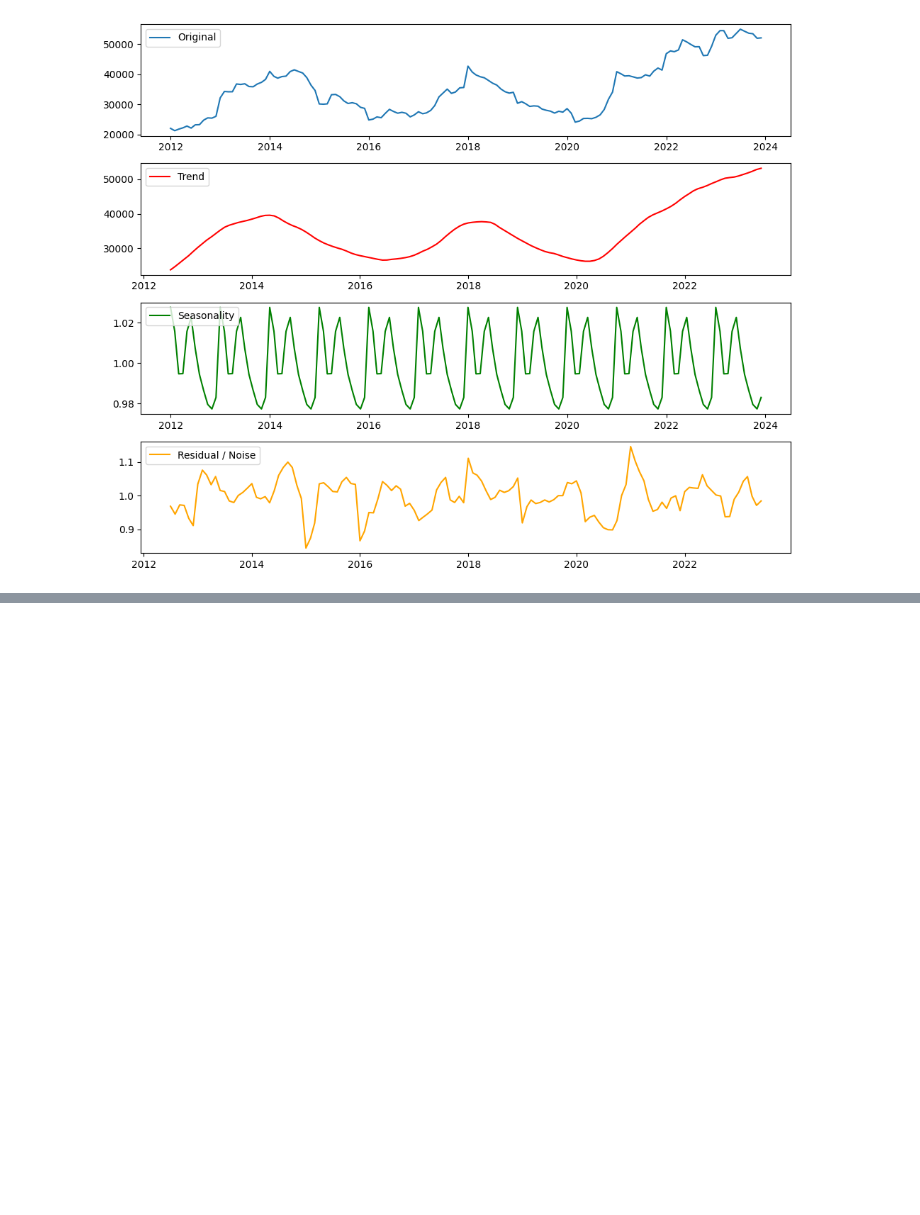
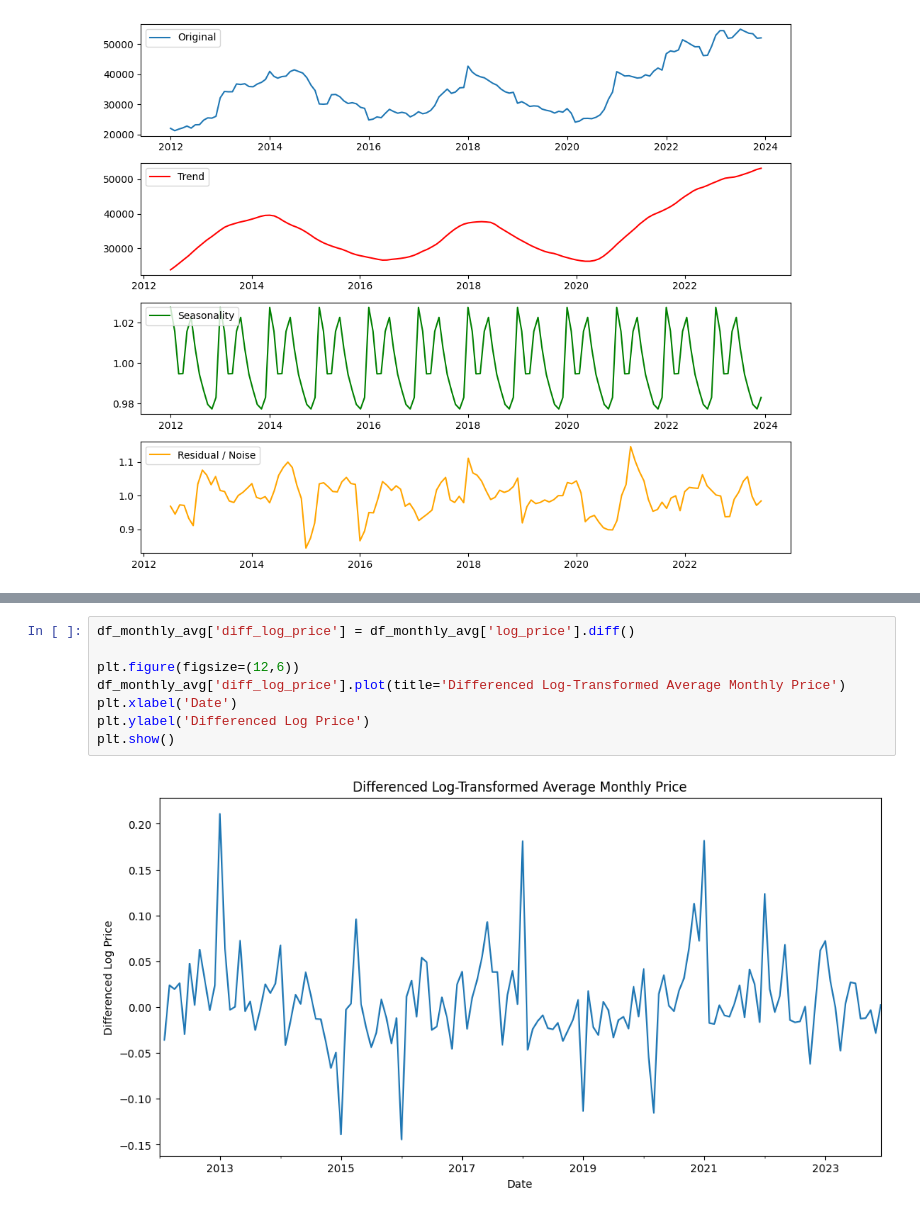
Before and after one commit to dlhegend/-TS_Academy_Capstone_Project, a Jupyter notebook: notebooks/douglas_tsa_cp.ipynb, the cells around one changed output, grey strips where cells are left out. Drawn from its saved outputs; the diff is of its cells as text; blank space fills up the shorter version.

```diff
--- a/notebooks/douglas_tsa_cp.ipynb
+++ b/notebooks/douglas_tsa_cp.ipynb
@@ -161,0 +246,10 @@ The series is likely non-stationary
+# %%
+df_monthly_avg['diff_log_price'] = df_monthly_avg['log_price'].diff()
+
+plt.figure(figsize=(12,6))
+df_monthly_avg['diff_log_price'].plot(title='Differenced Log-Transformed Average Monthly Price')
+plt.xlabel('Date')
+plt.ylabel('Differenced Log Price')
+plt.show()
+# %% [output]
+[figure, added]
```
Also changed, not shown: parts of 19 cells of this notebook.
